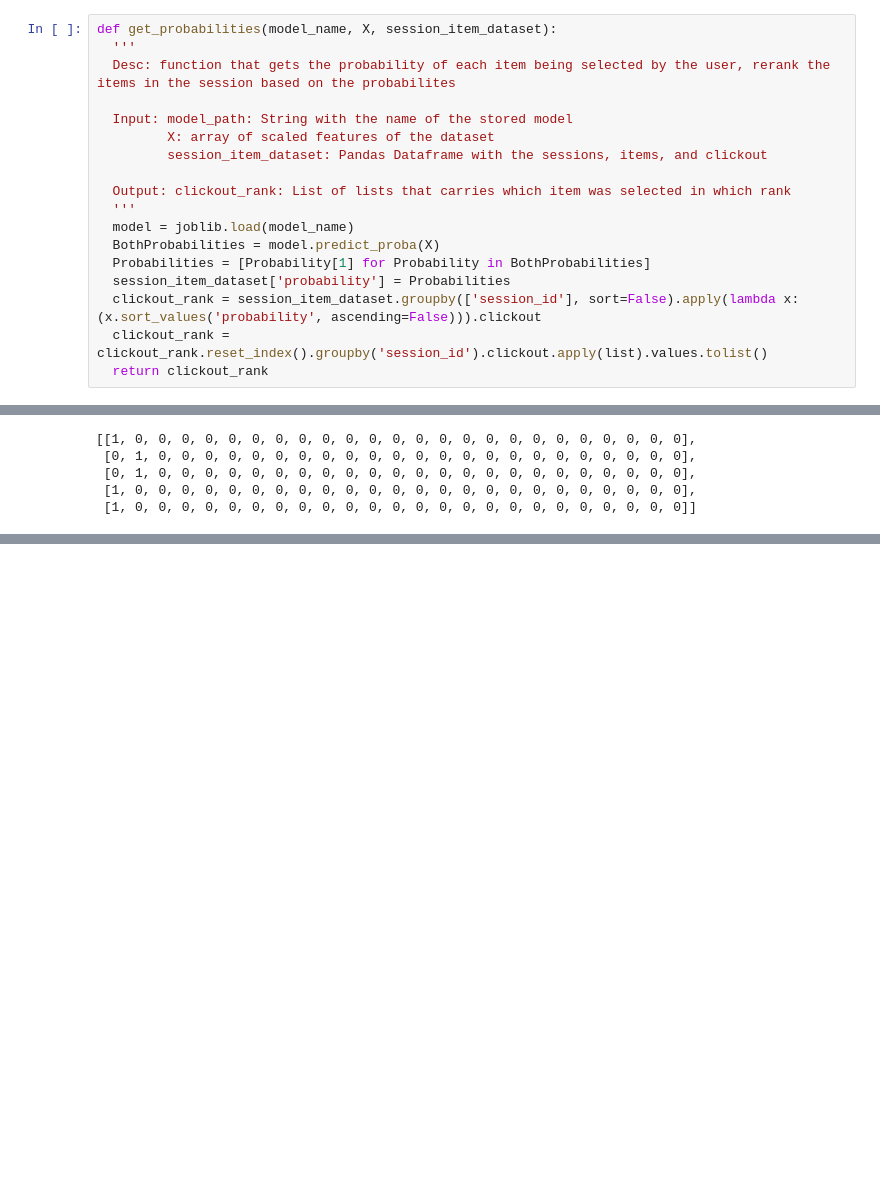
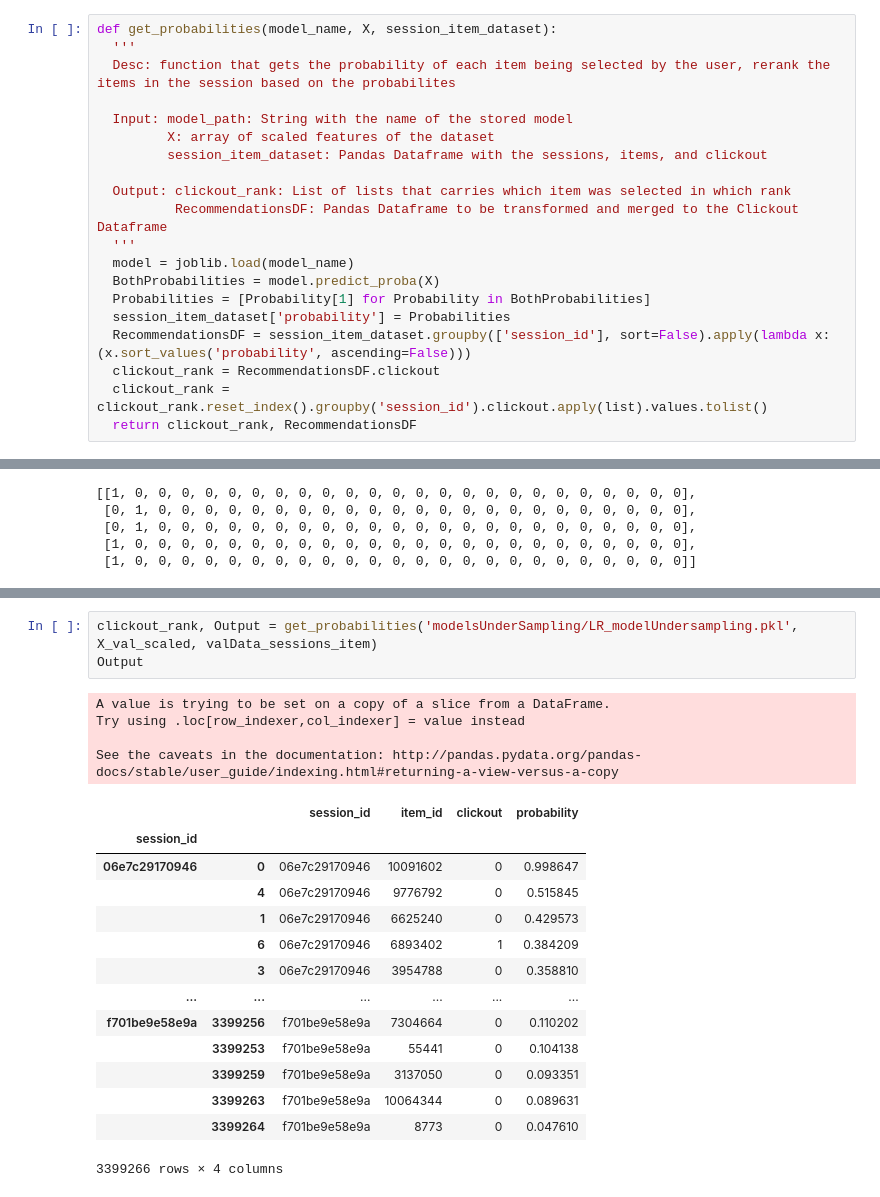
Before and after one commit to ZeyadSabbah/TrivagoRecommenderSystem, a Jupyter notebook: EvaluatingModels.ipynb, the cells around one changed output, grey strips where cells are left out. Drawn from its saved outputs; the diff is of its cells as text; blank space fills up the shorter version.

```diff
--- a/EvaluatingModels.ipynb
+++ b/EvaluatingModels.ipynb
@@ -335,14 +135,16 @@ def get_probabilities(model_name, X, session_item_dataset):
          session_item_dataset: Pandas Dataframe with the sessions, items, and clickout
 
   Output: clickout_rank: List of lists that carries which item was selected in which rank
+          RecommendationsDF: Pandas Dataframe to be transformed and merged to the Clickout Dataframe
   '''
   model = joblib.load(model_name)
   BothProbabilities = model.predict_proba(X)
   Probabilities = [Probability[1] for Probability in BothProbabilities]
   session_item_dataset['probability'] = Probabilities
-  clickout_rank = session_item_dataset.groupby(['session_id'], sort=False).apply(lambda x: (x.sort_values('probability', ascending=False))).clickout
+  RecommendationsDF = session_item_dataset.groupby(['session_id'], sort=False).apply(lambda x: (x.sort_values('probability', ascending=False)))
+  clickout_rank = RecommendationsDF.clickout
   clickout_rank = clickout_rank.reset_index().groupby('session_id').clickout.apply(list).values.tolist()
-  return clickout_rank
+  return clickout_rank, RecommendationsDF
 # %% [markdown]
 ### Without Resampling
 # %% [markdown]
@@ -399,0 +236,22 @@ clickout_rank[0:5]
+# %%
+clickout_rank, Output = get_probabilities('modelsUnderSampling/LR_modelUndersampling.pkl', X_val_scaled, valData_sessions_item)
+Output
+# %% [output]
+A value is trying to be set on a copy of a slice from a DataFrame.
+Try using .loc[row_indexer,col_indexer] = value instead
+
+See the caveats in the documentation: http://pandas.pydata.org/pandas-docs/stable/user_guide/indexing.html#returning-a-view-versus-a-copy
+|  |  | session_id | item_id | clickout | probability |
+| session_id |  |  |  |  |  |
+| 06e7c29170946 | 0 | 06e7c29170946 | 10091602 | 0 | 0.998647 |
+|  | 4 | 06e7c29170946 | 9776792 | 0 | 0.515845 |
+|  | 1 | 06e7c29170946 | 6625240 | 0 | 0.429573 |
+|  | 6 | 06e7c29170946 | 6893402 | 1 | 0.384209 |
+|  | 3 | 06e7c29170946 | 3954788 | 0 | 0.358810 |
+| ... | ... | ... | ... | ... | ... |
+| f701be9e58e9a | 3399256 | f701be9e58e9a | 7304664 | 0 | 0.110202 |
+|  | 3399253 | f701be9e58e9a | 55441 | 0 | 0.104138 |
+|  | 3399259 | f701be9e58e9a | 3137050 | 0 | 0.093351 |
+|  | 3399263 | f701be9e58e9a | 10064344 | 0 | 0.089631 |
+|  | 3399264 | f701be9e58e9a | 8773 | 0 | 0.047610 |
+3399266 rows × 4 columns
```
Also changed, not shown: parts of 33 cells of this notebook.
